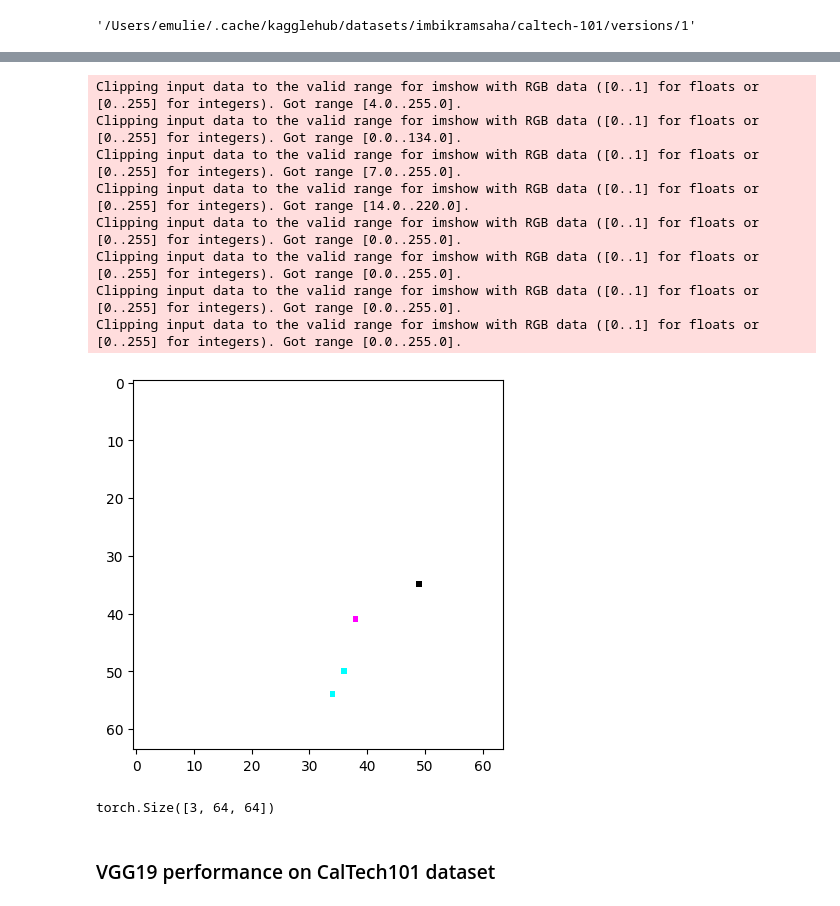
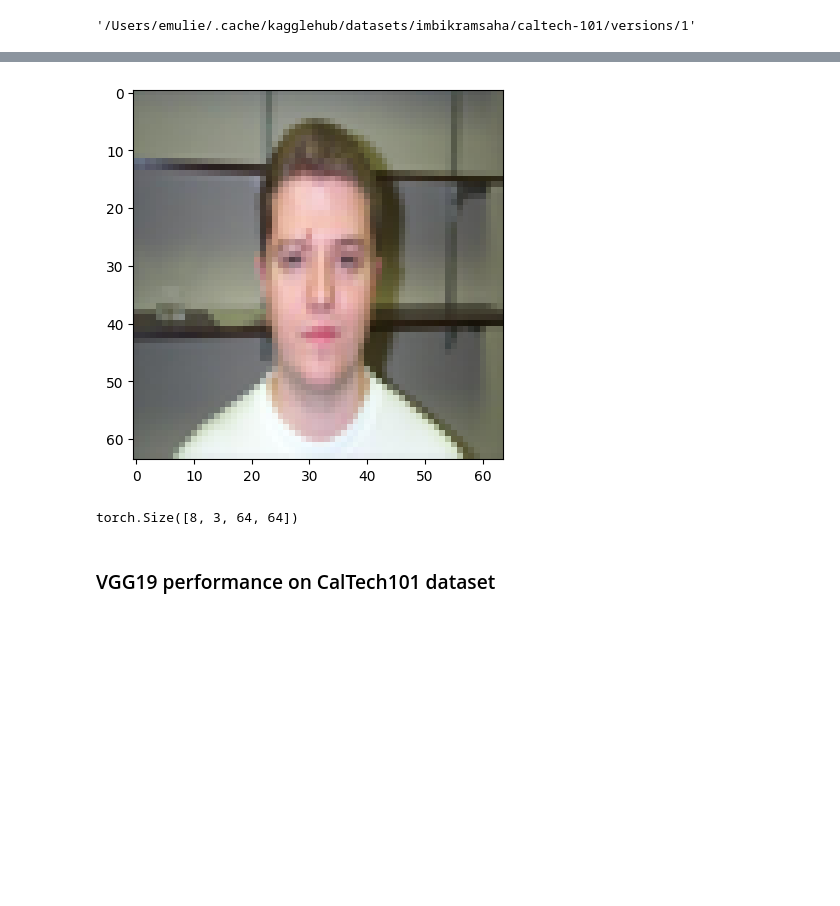
Before and after one commit to yukikongju/Miscellaneous-Projects, a Jupyter notebook: UnetScratch/playground/Fine-Tuning on another dataset.ipynb, the cells around one changed output, grey strips where cells are left out. Saved outputs shown, nothing was run; the diff lists cells and outputs as text; code cells hidden in the pictures; blank space fills up the shorter version.

```diff
--- a/UnetScratch/playground/Fine-Tuning on another dataset.ipynb
+++ b/UnetScratch/playground/Fine-Tuning on another dataset.ipynb
@@ -134,6 +138,7 @@ class Caltech101Dataset(Dataset):
 
         self.classes = os.listdir(dataset_dir)
         self.class_to_idx = {cls: idx for idx, cls in enumerate(self.classes)}
+        self.idx_to_class = {idx: cls for idx, cls in enumerate(self.classes)}
         self.images = self._load_images()
 
     def _load_images(self):
@@ -167,7 +172,7 @@ class Caltech101Dataset(Dataset):
             image = self.transform(image)
         else:
             image = image.resize((64, 64))
-            image = np.asarray(image)
+            image = np.asarray(image) / 255
             image = np.transpose(image, (2, 0, 1))
             image = torch.tensor(image, dtype=torch.float32)
 
@@ -184,21 +189,13 @@ test_dataloader = DataLoader(test_dataset, batch_size=8)
 batch, labels = next(iter(train_dataloader))
 # %%
 for image, label in zip(batch, labels):
-    plt.imshow(image.permute(2, 1, 0))
+    plt.imshow(image.permute(1, 2, 0))
 # %% [output]
-Clipping input data to the valid range for imshow with RGB data ([0..1] for floats or [0..255] for integers). Got range [4.0..255.0].
-Clipping input data to the valid range for imshow with RGB data ([0..1] for floats or [0..255] for integers). Got range [0.0..134.0].
-Clipping input data to the valid range for imshow with RGB data ([0..1] for floats or [0..255] for integers). Got range [7.0..255.0].
-Clipping input data to the valid range for imshow with RGB data ([0..1] for floats or [0..255] for integers). Got range [14.0..220.0].
-Clipping input data to the valid range for imshow with RGB data ([0..1] for floats or [0..255] for integers). Got range [0.0..255.0].
-Clipping input data to the valid range for imshow with RGB data ([0..1] for floats or [0..255] for integers). Got range [0.0..255.0].
-Clipping input data to the valid range for imshow with RGB data ([0..1] for floats or [0..255] for integers). Got range [0.0..255.0].
-Clipping input data to the valid range for imshow with RGB data ([0..1] for floats or [0..255] for integers). Got range [0.0..255.0].
-[figure, old version]
+[figure, new version]
 # %%
-batch[0].shape
+batch.shape
 # %% [output]
-torch.Size([3, 64, 64])
+torch.Size([8, 3, 64, 64])
 # %% [markdown]
 ### VGG19 performance on CalTech101 dataset
 # %%
```
Also changed, not shown: parts of 5 cells of this notebook.
